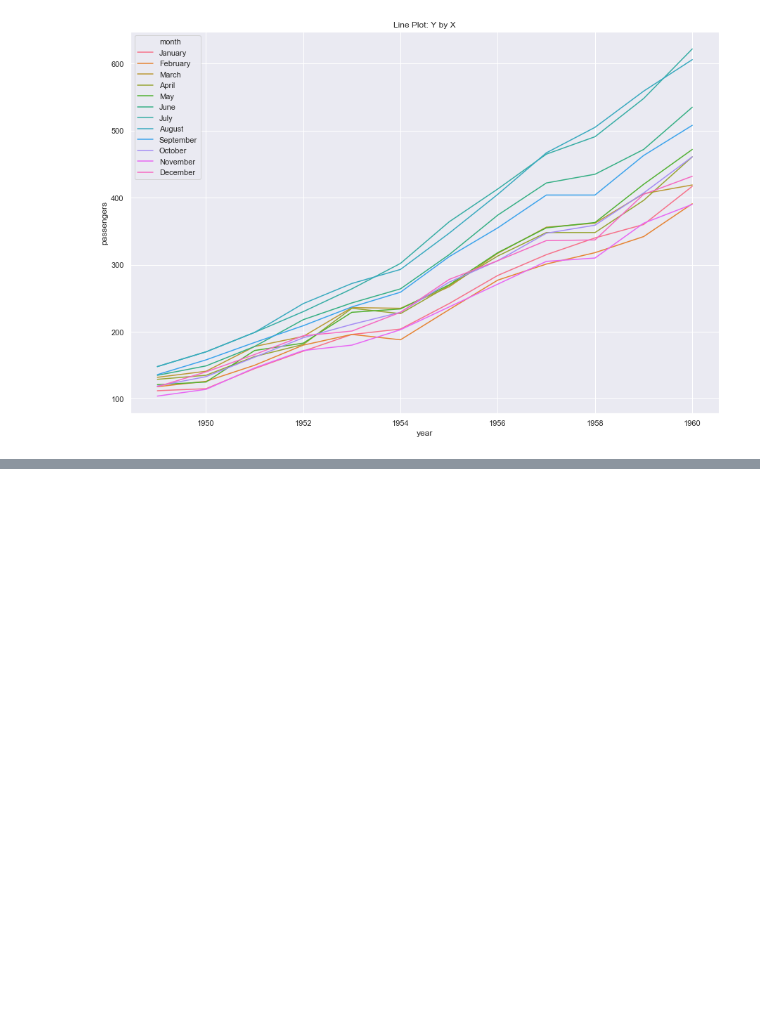
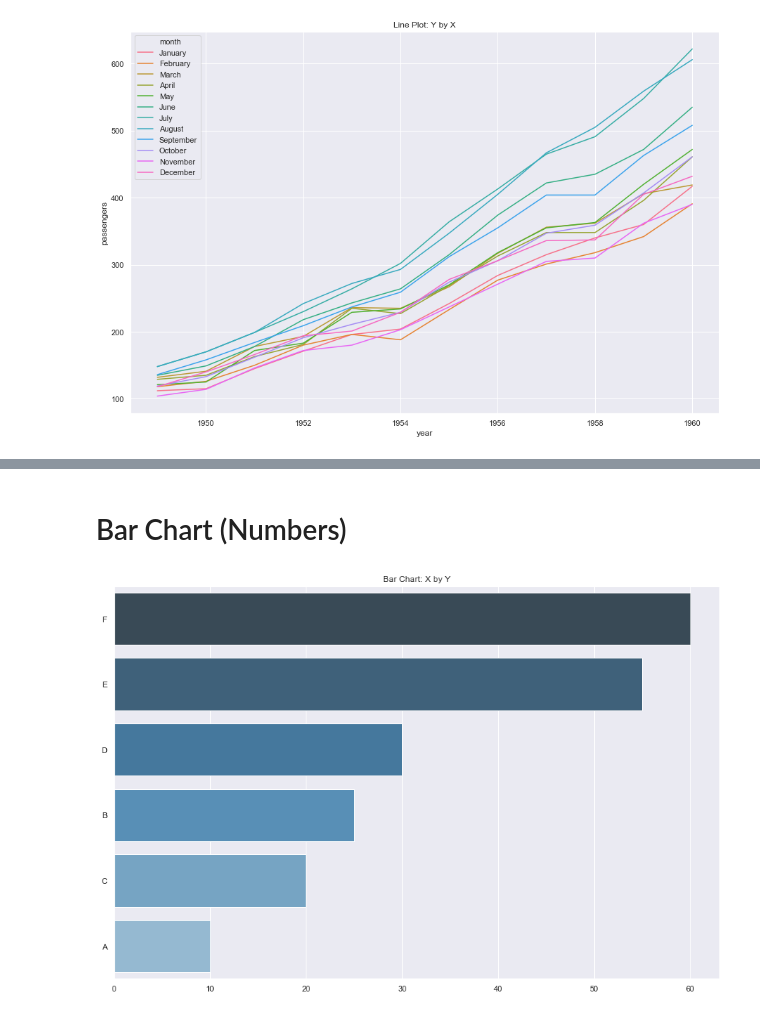
Before and after one commit to juliuskittler/templates, a Jupyter notebook: Visualisation/Seaborn.ipynb, the cells around one changed output, grey strips where cells are left out. Cells and saved outputs as stored; diff of their text form; code cells hidden in the pictures; blank space fills up the shorter version.

```diff
--- a/Visualisation/Seaborn.ipynb
+++ b/Visualisation/Seaborn.ipynb
@@ -63,0 +87,29 @@ plt.show(p)
+# %% [markdown]
+# Bar Chart (Numbers)
+# %%
+%matplotlib inline
+import matplotlib.pyplot as plt
+import seaborn as sns; sns.set()
+import numpy as np
+plt.rcParams["figure.figsize"] = [15,10]
+
+# Raw Data
+a1 = np.array([10, 25, 20, 30, 55, 60])
+a2 = np.array(["A", "B", "C", "D", "E", "F"])
+
+# Sorted Data
+idx = a1.argsort()
+a1 = a1[idx[::-1]]
+a2 = a2[idx[::-1]]
+
+# Plot
+p = sns.barplot(x=a1,
+                y=a2,
+                palette="Blues_d",
+                color="r",
+                data=df)
+
+plt.title("Bar Chart: X by Y")
+plt.show(p)
+# %% [output]
+[figure, added]
```
Also changed, not shown: parts of 20 cells of this notebook, 1 other file.
